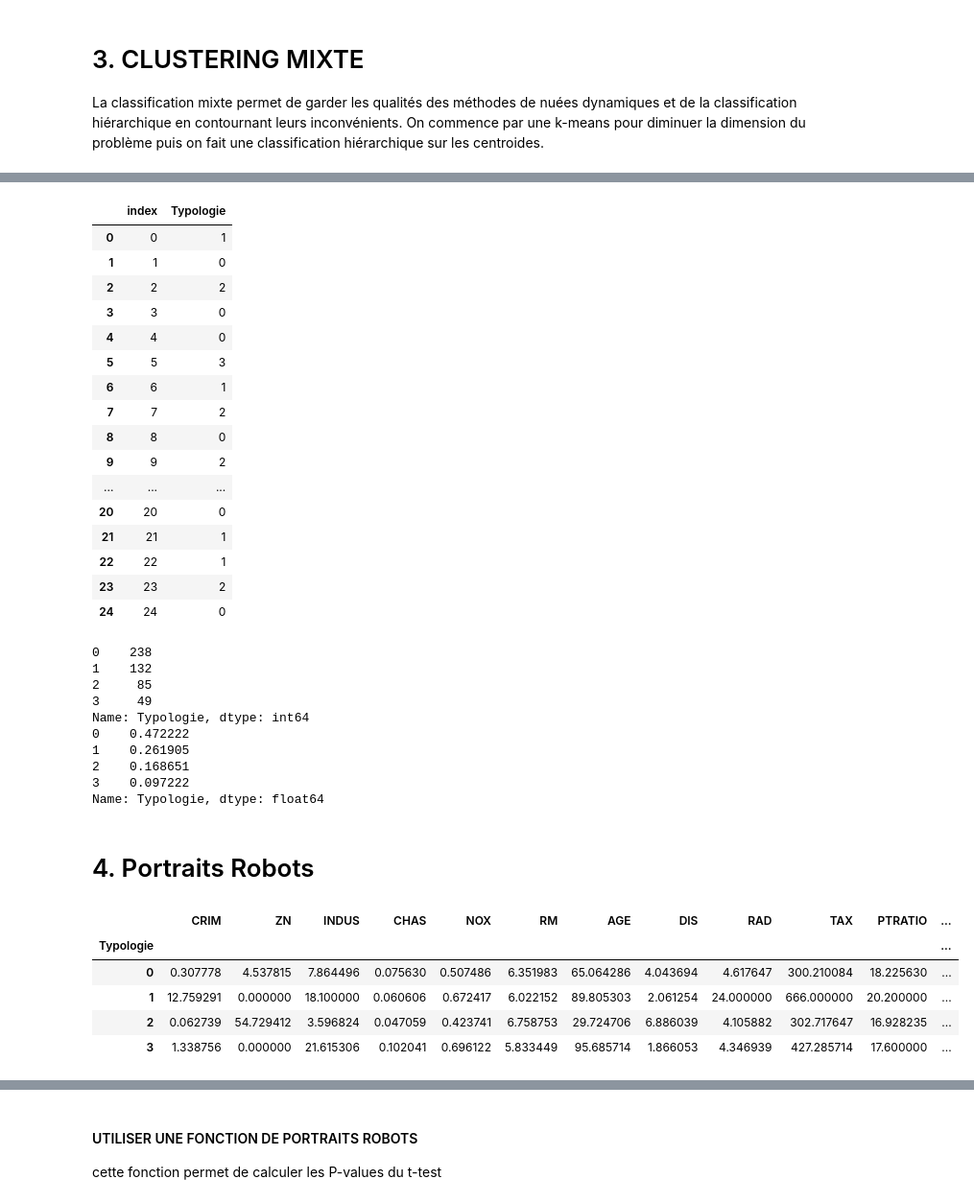
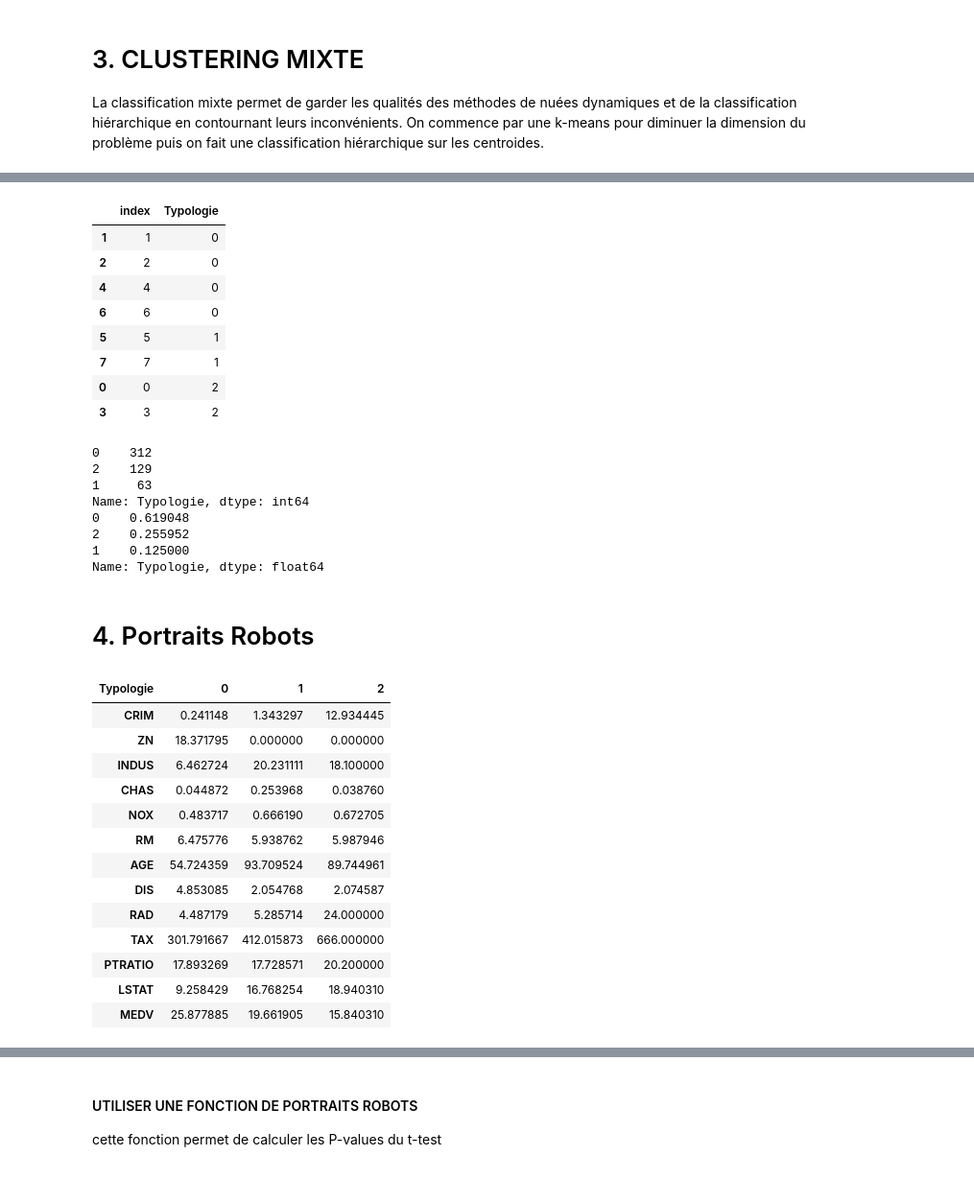
Before and after one commit to wil0u/python-formation-3, a Jupyter notebook: notebooks/TP_MLPython_ClusteringBoston.ipynb, the cells around one changed output, grey strips where cells are left out. Shown at 96% size. Saved outputs shown, nothing was run; the diff lists cells and outputs as text; code cells hidden in the pictures.

```diff
--- a/notebooks/TP_MLPython_ClusteringBoston.ipynb
+++ b/notebooks/TP_MLPython_ClusteringBoston.ipynb
@@ -109,8 +110,8 @@ Name: Valeur_Immo, dtype: object
 from sklearn.preprocessing import StandardScaler
 from sklearn.decomposition import PCA
 
-# CHAS, MEDV ne sont plus des variables qu'on veut projetter et Valeur Immo sera une variable de controle du clustering
-X = housing.drop(["CHAS","MEDV","Valeur_Immo"],axis=1)
+# MEDV ne sont plus des variables qu'on veut projetter et Valeur Immo sera une variable de controle du clustering
+X = housing.drop(["MEDV","Valeur_Immo"],axis=1)
 # on écrase et on standardise
 X = StandardScaler().fit_transform(X)
 # %%
@@ -205,9 +226,9 @@ from scipy import cluster
 from sklearn.cluster import AgglomerativeClustering
 # %%
 # On fait une k-means avec beaucoup de clusters et on récupère les coordonnées des centroides
-
-k_means_cent = KMeans(n_clusters = 25, random_state = 2016).fit(CP_housing[:,0:3])
-# barycentres des 25 classes issues de la partition KM
+# une bonne pratique est de choisir n^(1/3) -> limite de wong
+k_means_cent = KMeans(n_clusters = round(len(X)**(1/3)), random_state = 2016).fit(CP_housing[:,0:3])
+# barycentres des  classes issues de la partition KM
 centroides = k_means_cent.cluster_centers_
 # %%
 print(centroides)
@@ -265,6 +260,6 @@ cluster.hierarchy.dendrogram(Z, leaf_font_size=12, leaf_rotation=90.)
 # %%
 # etape partitionner par rapport au nombre = 3 ou 4
 # On peut ensuite réaliser le clustering à l'aide de scikit-learn
-hac_cent = AgglomerativeClustering(n_clusters = 4, affinity = 'euclidean', linkage = 'ward')
+hac_cent = AgglomerativeClustering(n_clusters = 3, affinity = 'euclidean', linkage = 'ward')
 hac_cent.fit(centroides)
 # %% [output]
@@ -290,24 +297,16 @@ array([17, 23,  4,  1, 10, 14, 24, 15, 13,  7,  2,  3, 12,  5, 16,  8,  9,
 # %%
 hac_cent_df = pd.DataFrame(hac_cent.labels_, columns = ['Typologie']).reset_index()
-hac_cent_df
+hac_cent_df.sort_values(['Typologie'])
 # %% [output]
 |  | index | Typologie |
-| 0 | 0 | 1 |
 | 1 | 1 | 0 |
-| 2 | 2 | 2 |
-| 3 | 3 | 0 |
+| 2 | 2 | 0 |
 | 4 | 4 | 0 |
-| 5 | 5 | 3 |
-| 6 | 6 | 1 |
-| 7 | 7 | 2 |
-| 8 | 8 | 0 |
-| 9 | 9 | 2 |
-| ... | ... | ... |
-| 20 | 20 | 0 |
-| 21 | 21 | 1 |
-| 22 | 22 | 1 |
-| 23 | 23 | 2 |
-| 24 | 24 | 0 |
+| 6 | 6 | 0 |
+| 5 | 5 | 1 |
+| 7 | 7 | 1 |
+| 0 | 0 | 2 |
+| 3 | 3 | 2 |
 # %%
 cluster_cent = pd.merge(kmeans_cent_df, hac_cent_df, left_on=['K-means_cent'], right_on=['index'], how='left')
 cluster_cent = cluster_cent.drop(['K-means_cent','index_y'], axis =1)
@@ -315,15 +314,13 @@ cluster_cent = cluster_cent.drop(['K-means_cent','index_y'], axis =1)
 print(cluster_cent['Typologie'].value_counts())
 print(cluster_cent['Typologie'].value_counts(normalize=True))
 # %% [output]
-0    238
-1    132
-2     85
-3     49
+0    312
+2    129
+1     63
 Name: Typologie, dtype: int64
-0    0.472222
-1    0.261905
-2    0.168651
-3    0.097222
+0    0.619048
+2    0.255952
+1    0.125000
 Name: Typologie, dtype: float64
 # %%
 # Jointure finale avec tous les
@@ -333,15 +330,23 @@ typologie = pd.merge(left=housing, right=cluster_cent, how='inner',left_index=Tr
 # %%
 #Pour chaque cluster, on calcule la moyenne des variables quantitatives
 # et la proportion des variables qualitatives. On peut ainsi voir en quels domaines les clusters se différencient. Ci-dessous le portrait robot de la classification mixte :
 
 # Variables quanti : moyenne de la variable
 # le index =false permet que le resultat reprenne bien les var en group by
 stats=typologie.groupby(['Typologie'])[["CRIM","ZN","INDUS","CHAS","NOX","RM","AGE","DIS","RAD","TAX", "PTRATIO","LSTAT","MEDV"]].mean()
-stats
+stats.T
 # %% [output]
-|  | CRIM | ZN | INDUS | CHAS | NOX | RM | AGE | DIS | RAD | TAX | PTRATIO | ... |
-| Typologie |  |  |  |  |  |  |  |  |  |  |  | ... |
-| 0 | 0.307778 | 4.537815 | 7.864496 | 0.075630 | 0.507486 | 6.351983 | 65.064286 | 4.043694 | 4.617647 | 300.210084 | 18.225630 | ... |
-| 1 | 12.759291 | 0.000000 | 18.100000 | 0.060606 | 0.672417 | 6.022152 | 89.805303 | 2.061254 | 24.000000 | 666.000000 | 20.200000 | ... |
-| 2 | 0.062739 | 54.729412 | 3.596824 | 0.047059 | 0.423741 | 6.758753 | 29.724706 | 6.886039 | 4.105882 | 302.717647 | 16.928235 | ... |
-| 3 | 1.338756 | 0.000000 | 21.615306 | 0.102041 | 0.696122 | 5.833449 | 95.685714 | 1.866053 | 4.346939 | 427.285714 | 17.600000 | ... |
+| Typologie | 0 | 1 | 2 |
+| CRIM | 0.241148 | 1.343297 | 12.934445 |
+| ZN | 18.371795 | 0.000000 | 0.000000 |
+| INDUS | 6.462724 | 20.231111 | 18.100000 |
+| CHAS | 0.044872 | 0.253968 | 0.038760 |
+| NOX | 0.483717 | 0.666190 | 0.672705 |
+| RM | 6.475776 | 5.938762 | 5.987946 |
+| AGE | 54.724359 | 93.709524 | 89.744961 |
+| DIS | 4.853085 | 2.054768 | 2.074587 |
+| RAD | 4.487179 | 5.285714 | 24.000000 |
+| TAX | 301.791667 | 412.015873 | 666.000000 |
+| PTRATIO | 17.893269 | 17.728571 | 20.200000 |
+| LSTAT | 9.258429 | 16.768254 | 18.940310 |
+| MEDV | 25.877885 | 19.661905 | 15.840310 |
```
Also changed, not shown: parts of 25 cells of this notebook, 2 other files.
